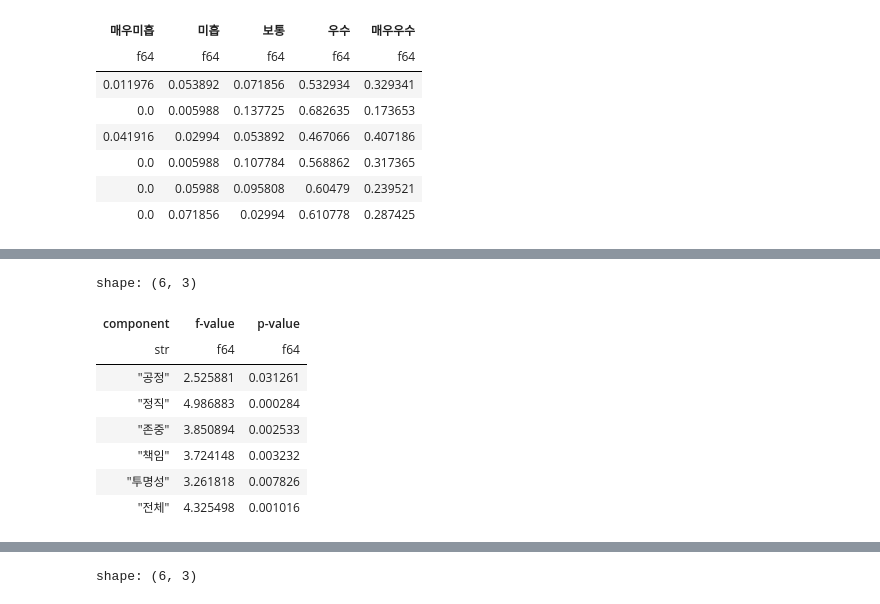
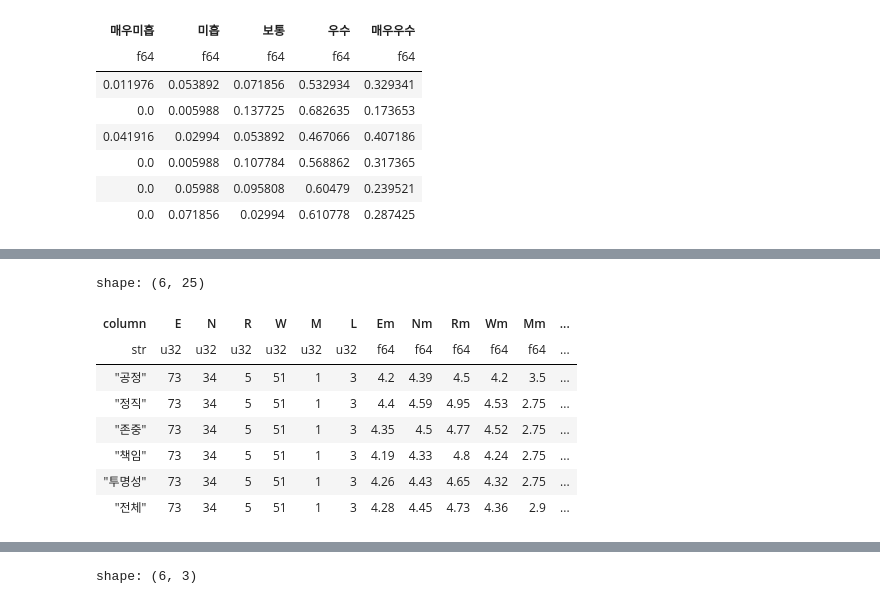
Before and after one commit to hyeonjang/KIOST, a Jupyter notebook: code/5_research_ethics_score.ipynb, the cells around one changed output, grey strips where cells are left out. Cells and saved outputs as stored; diff of their text form; code cells hidden in the pictures.

```diff
--- a/code/5_research_ethics_score.ipynb
+++ b/code/5_research_ethics_score.ipynb
@@ -206,12 +207,12 @@ def group_per_personal(column):
 
 def compute_group_personality_by_callback(by_area_per_personality, column, callback):
     return by_area_per_personality.group_by([column]).agg( \
-        callback("공정"), \
-        callback("정직"), \
-        callback("존중"), \
-        callback("책임"), \
-        callback("투명성"), \
-        callback("전체")
+        callback("공정").round(2), \
+        callback("정직").round(2), \
+        callback("존중").round(2), \
+        callback("책임").round(2), \
+        callback("투명성").round(2), \
+        callback("전체").round(2)
     ).sort(column).drop(column).transpose(include_header=True)
 
 # target
@@ -240,13 +241,4 @@ all = count.join(
     std, on="column", how="inner"
 )
 all.write_csv("figure/5/라_1_성별_조사_대상별_차이_검정_통계량.csv", include_bom=True)
-
-male = by_area_per_sex.filter(pl.col(sex) == 1).select(pl_components)
-female = by_area_per_sex.filter(pl.col(sex) == 2).select(pl_components)
-
-ttest = stats.ttest_ind(male, female)
-ttest_sex = pl.DataFrame({
-    "component": components,
-    "t-value": ttest[0],
-    "p-value": ttest[1],
-}).write_csv("figure/5/라_1_성별_조사_대상별_차이_검정_ttest.csv", include_bom=True)
+all
@@ -466,56 +610,40 @@ by_area_per_egogram = group_per_personal(egogram)
 columns = ["E", "N", "R", "W", "M", "L"]
 
 count = compute_group_personality_by_callback(by_area_per_egogram, egogram, pl.count).rename(
     {"column_0": "E", "column_1": "N", "column_2": "R", "column_3": "W", "column_4": "M", "column_5": "L"}
 )
 pct = count.select(
     pl.col("column"),
     pl.col("E") / (pl.col("E") + pl.col("N") + pl.col("R") + pl.col("W") + pl.col("M") + pl.col("L")),
     pl.col("N") / (pl.col("E") + pl.col("N") + pl.col("R") + pl.col("W") + pl.col("M") + pl.col("L")),
     pl.col("R") / (pl.col("E") + pl.col("N") + pl.col("R") + pl.col("W") + pl.col("M") + pl.col("L")),
     pl.col("W") / (pl.col("E") + pl.col("N") + pl.col("R") + pl.col("W") + pl.col("M") + pl.col("L")),
     pl.col("M") / (pl.col("E") + pl.col("N") + pl.col("R") + pl.col("W") + pl.col("M") + pl.col("L")),
     pl.col("L") / (pl.col("E") + pl.col("N") + pl.col("R") + pl.col("W") + pl.col("M") + pl.col("L")),
 )
 mean = compute_group_personality_by_callback(by_area_per_egogram, egogram, pl.mean).rename(
     {"column_0": "Em", "column_1": "Nm", "column_2": "Rm", "column_3": "Wm", "column_4": "Mm", "column_5": "Lm"}
 )
 std = compute_group_personality_by_callback(by_area_per_egogram, egogram, pl.std).rename(
     {"column_0": "Estd", "column_1": "Nstd", "column_2": "Rstd", "column_3": "Wstd", "column_4": "Mstd", "column_5": "Lstd"}
 )
 
 all = count.join(
     mean, on="column", how="inner",
 ).join(
     pct, on="column", how="inner"
 ).join(
     std, on="column", how="inner"
 )
 all.write_csv("figure/5/라_7_에고그램_조사_대상별_차이_검정_통계량.csv", include_bom=True)
-
-field_1 = by_area_per_egogram.filter(pl.col(egogram) == "E").select(pl_components)
-field_2 = by_area_per_egogram.filter(pl.col(egogram) == "N").select(pl_components)
-field_3 = by_area_per_egogram.filter(pl.col(egogram) == "R").select(pl_components)
-field_4 = by_area_per_egogram.filter(pl.col(egogram) == "W").select(pl_components)
-field_5 = by_area_per_egogram.filter(pl.col(egogram) == "M").select(pl_components)
-field_6 = by_area_per_egogram.filter(pl.col(egogram) == "L").select(pl_components)
-
-anova = stats.f_oneway(field_1, field_2, field_3, field_4, field_5, field_6)
-anova_egogram = pl.DataFrame({
-    "component": components,
-    "f-value": anova[0],
-    "p-value": anova[1],
-})
-
-anova_egogram.write_csv("figure/5/라_7_에고그램_조사_대상별_차이_검정_anova.csv", include_bom=True)
-anova_egogram
+all
 # %% [output]
-shape: (6, 3)
+shape: (6, 25)
-| component | f-value | p-value |
-| str | f64 | f64 |
-| "공정" | 2.525881 | 0.031261 |
-| "정직" | 4.986883 | 0.000284 |
-| "존중" | 3.850894 | 0.002533 |
-| "책임" | 3.724148 | 0.003232 |
-| "투명성" | 3.261818 | 0.007826 |
-| "전체" | 4.325498 | 0.001016 |
+| column | E | N | R | W | M | L | Em | Nm | Rm | Wm | Mm | ... |
+| str | u32 | u32 | u32 | u32 | u32 | u32 | f64 | f64 | f64 | f64 | f64 | ... |
+| "공정" | 73 | 34 | 5 | 51 | 1 | 3 | 4.2 | 4.39 | 4.5 | 4.2 | 3.5 | ... |
+| "정직" | 73 | 34 | 5 | 51 | 1 | 3 | 4.4 | 4.59 | 4.95 | 4.53 | 2.75 | ... |
+| "존중" | 73 | 34 | 5 | 51 | 1 | 3 | 4.35 | 4.5 | 4.77 | 4.52 | 2.75 | ... |
+| "책임" | 73 | 34 | 5 | 51 | 1 | 3 | 4.19 | 4.33 | 4.8 | 4.24 | 2.75 | ... |
+| "투명성" | 73 | 34 | 5 | 51 | 1 | 3 | 4.26 | 4.43 | 4.65 | 4.32 | 2.75 | ... |
+| "전체" | 73 | 34 | 5 | 51 | 1 | 3 | 4.28 | 4.45 | 4.73 | 4.36 | 2.9 | ... |
```
Also changed, not shown: parts of 16 cells of this notebook, 19 other files.
